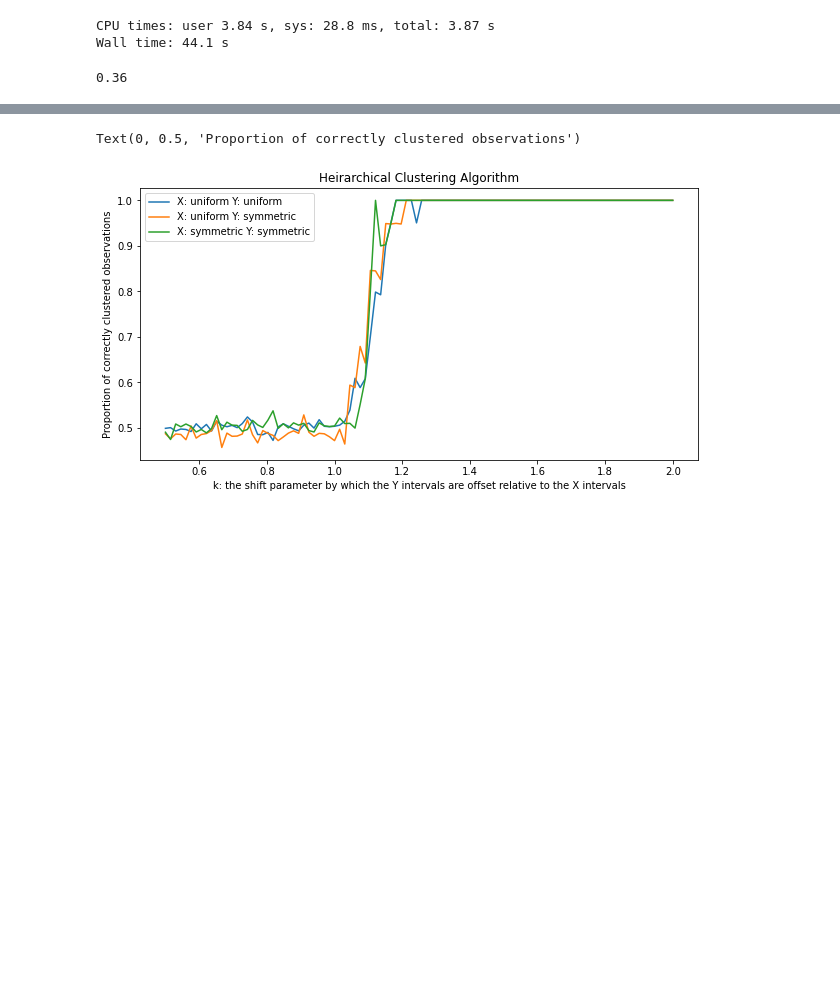
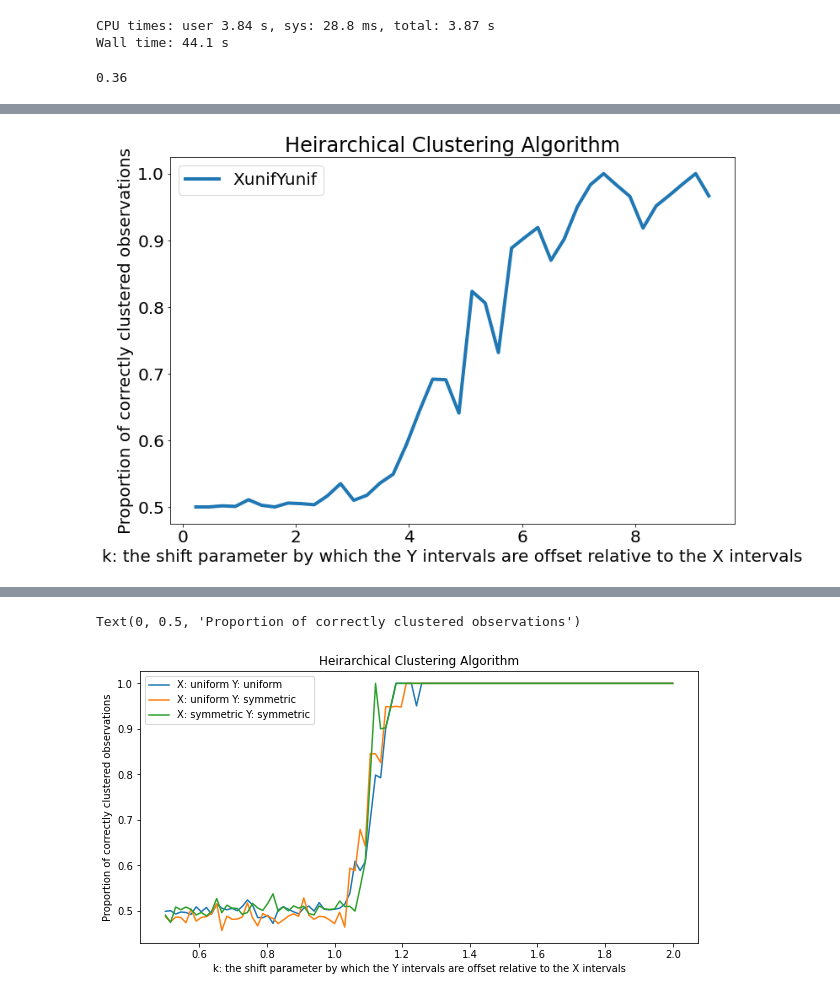
Before and after one commit to SteefanContractor/SymbolicDataAnalysis, a Jupyter notebook: code/clustering_simulations.ipynb, the cells around one changed output, grey strips where cells are left out. Saved outputs shown, nothing was run; the diff lists cells and outputs as text; code cells hidden in the pictures; blank space fills up the shorter version.

```diff
--- a/code/clustering_simulations.ipynb
+++ b/code/clustering_simulations.ipynb
@@ -823,0 +991,9 @@ K = np.linspace(0.5, 2, 100, endpoint=True)
+# %%
+plt.plot(K, correct_k_XunifYunif, label="XunifYunif", linewidth=4)
+plt.legend()
+plt.title("Heirarchical Clustering Algorithm")
+plt.xlabel("k: the shift parameter by which the Y intervals are offset relative to the X intervals")
+plt.ylabel("Proportion of correctly clustered observations")
+plt.show()
+# %% [output]
+[figure, added]
```
Also changed, not shown: parts of 42 cells of this notebook, 1 other file.
